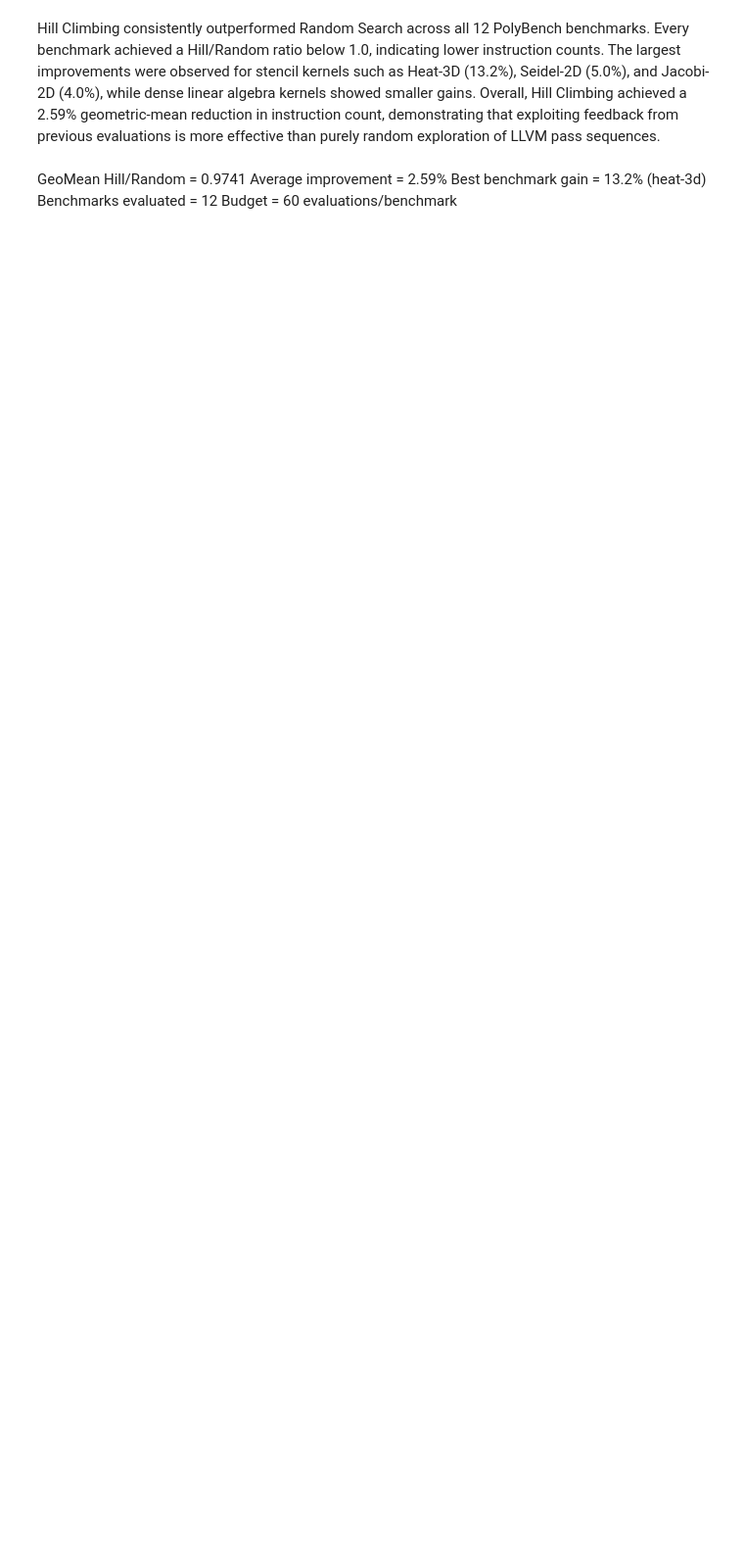
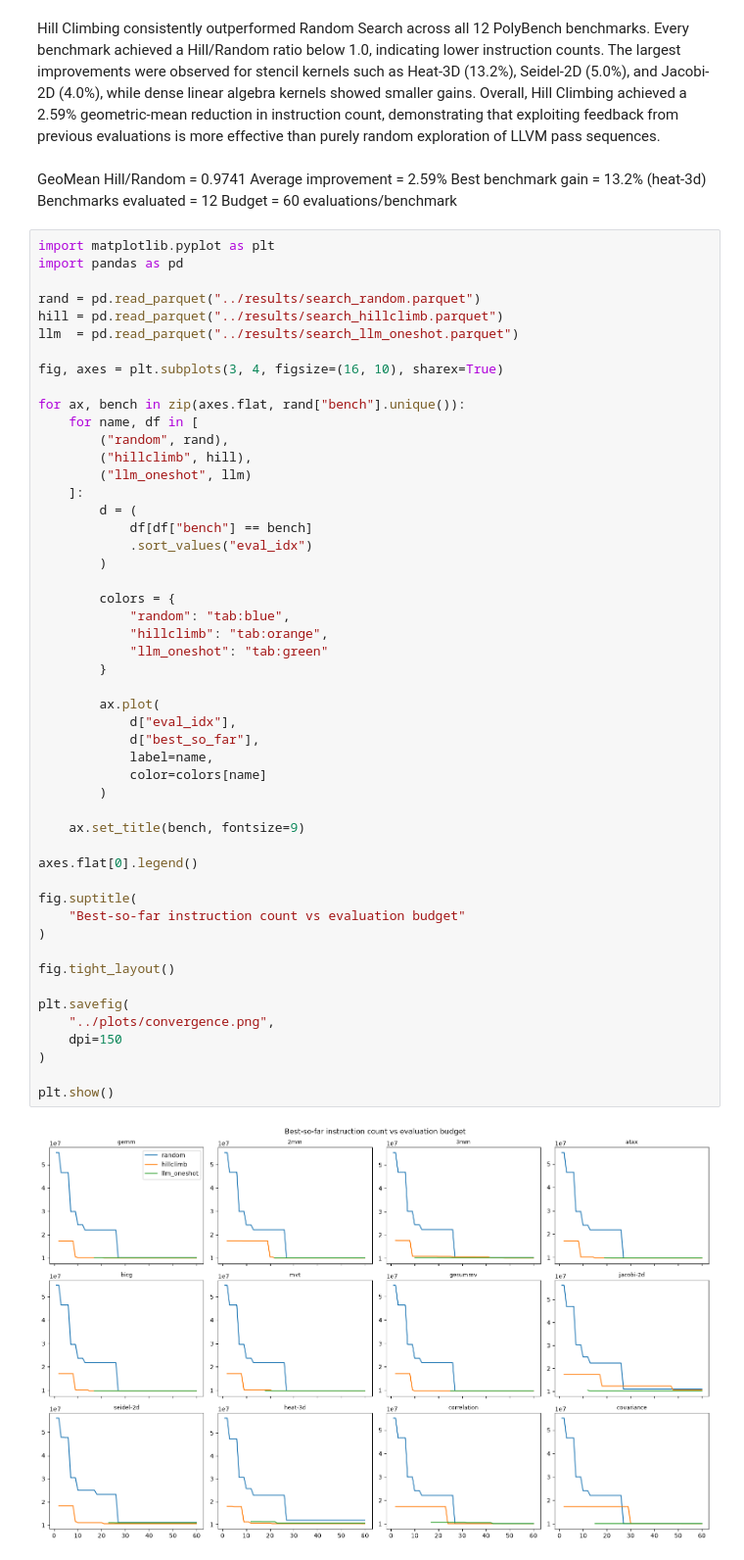
Before and after one commit to RisuKumari11/llvm-autotuner, a Jupyter notebook: notebooks/analysis.ipynb, the cells around one changed output. Shown at 98% size. Drawn from its saved outputs; the diff is of its cells as text; blank space fills up the shorter version.

Commit message:
week3: LLM proposer (ollama+openrouter), features, validation, budget-matched comparison

```diff
--- a/notebooks/analysis.ipynb
+++ b/notebooks/analysis.ipynb
@@ -243,3 +243,55 @@ Average improvement = 2.59%
 Best benchmark gain = 13.2% (heat-3d)
 Benchmarks evaluated = 12
 Budget = 60 evaluations/benchmark
+# %%
+import matplotlib.pyplot as plt
+import pandas as pd
+
+rand = pd.read_parquet("../results/search_random.parquet")
+hill = pd.read_parquet("../results/search_hillclimb.parquet")
+llm  = pd.read_parquet("../results/search_llm_oneshot.parquet")
+
+fig, axes = plt.subplots(3, 4, figsize=(16, 10), sharex=True)
+
+for ax, bench in zip(axes.flat, rand["bench"].unique()):
+    for name, df in [
+        ("random", rand),
+        ("hillclimb", hill),
+        ("llm_oneshot", llm)
+    ]:
+        d = (
+            df[df["bench"] == bench]
+            .sort_values("eval_idx")
+        )
+
+        colors = {
+            "random": "tab:blue",
+            "hillclimb": "tab:orange",
+            "llm_oneshot": "tab:green"
+        }
+
+        ax.plot(
+            d["eval_idx"],
+            d["best_so_far"],
+            label=name,
+            color=colors[name]
+        )
+
+    ax.set_title(bench, fontsize=9)
+
+axes.flat[0].legend()
+
+fig.suptitle(
+    "Best-so-far instruction count vs evaluation budget"
+)
+
+fig.tight_layout()
+
+plt.savefig(
+    "../plots/convergence.png",
+    dpi=150
+)
+
+plt.show()
+# %% [output]
+[figure, added]
```
Also changed, not shown: 12 other files.
